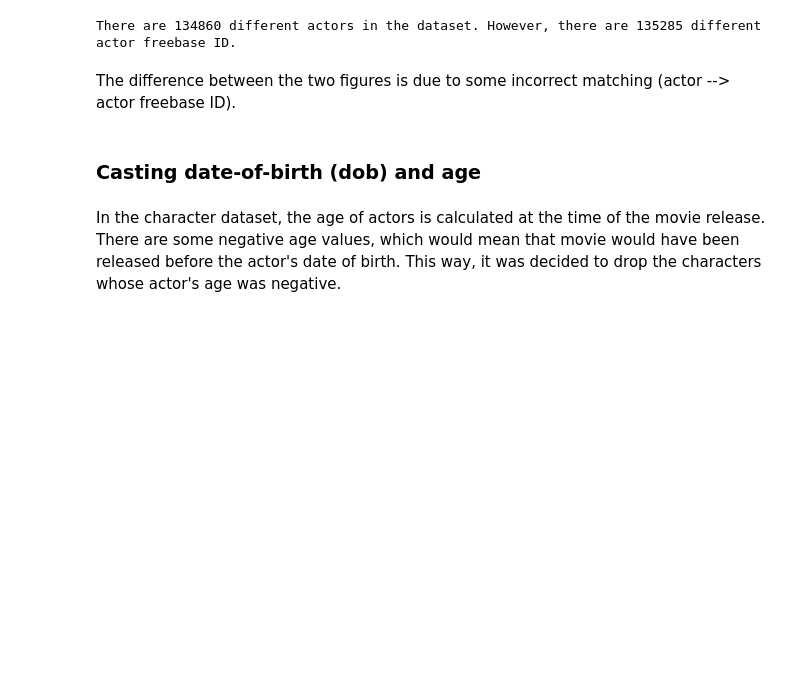
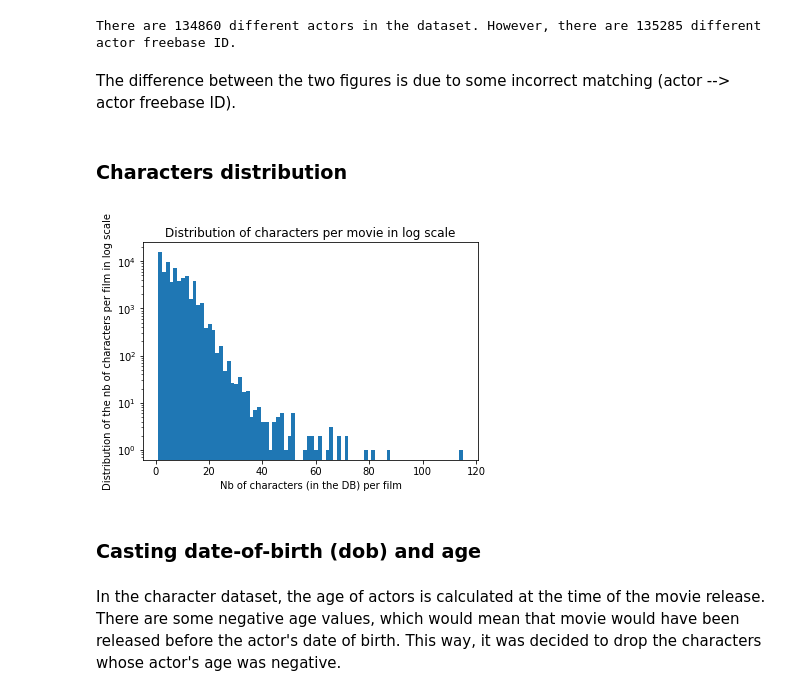
Before and after one commit to epfl-ada/ada-2022-project-dadalife, a Jupyter notebook: ADA_CMU.ipynb, the cells around one changed output. Saved outputs shown, nothing was run; the diff lists cells and outputs as text; code cells hidden in the pictures; blank space fills up the shorter version.

```diff
--- a/ADA_CMU.ipynb
+++ b/ADA_CMU.ipynb
@@ -77,6 +161,16 @@ print("There are {} different actors in the dataset. However, there are {} diffe
 There are 134860 different actors in the dataset. However, there are 135285 different actor freebase ID.
 # %% [markdown]
 The difference between the two figures is due to some incorrect matching (actor --> actor freebase ID).
+# %% [markdown]
+### Characters distribution
+# %%
+# Plots distribution of characters per movie
+plt.title('Distribution of characters per movie in log scale')
+plt.xlabel('Nb of characters (in the DB) per film')
+plt.ylabel('Distribution of the nb of characters per film in log scale')
+plt.hist(df_actors['wikipedia_m_ID'].value_counts(), log=True, bins=80);
+# %% [output]
+[figure, added]
 # %% [markdown]
 ### Casting date-of-birth (dob) and age
 # %% [markdown]
```
Also changed, not shown: parts of 29 cells of this notebook.
